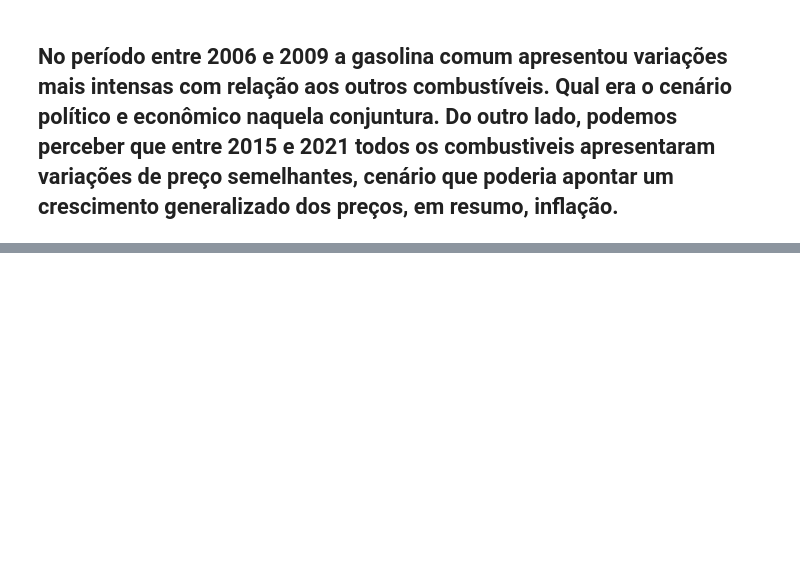
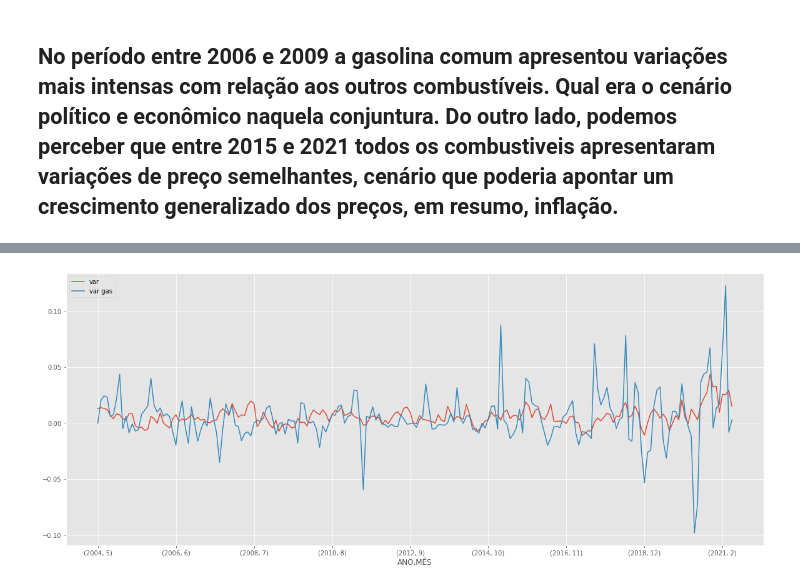
Before and after one commit to joaosds/DS-P1-Combustiveis, a Jupyter notebook: gas2.ipynb, the cells around one changed output, grey strips where cells are left out. Saved outputs shown, nothing was run; the diff lists cells and outputs as text; code cells hidden in the pictures; blank space fills up the shorter version.

```diff
--- a/gas2.ipynb
+++ b/gas2.ipynb
@@ -169,0 +223,5 @@ plt.show()
+# %%
+igpm_gas[['ANO', 'MÊS','var', 'var gas']].groupby(['ANO', 'MÊS'])[['var', 'var gas']].sum().plot()
+plt.show()
+# %% [output]
+[figure, added]
```
Also changed, not shown: parts of 14 cells of this notebook.
